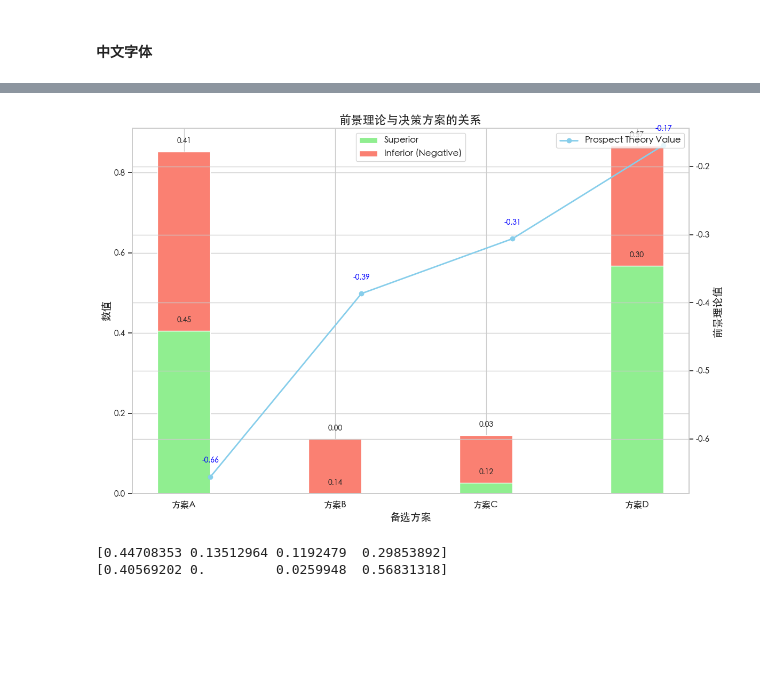
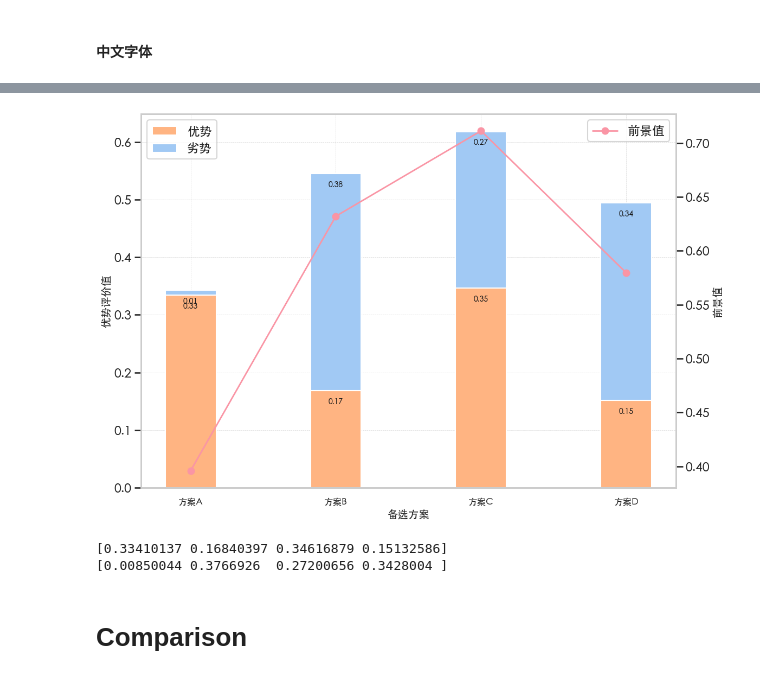
Before and after one commit to JohnHa0/Context_MADM, a Jupyter notebook: initias.ipynb, the cells around one changed output, grey strips where cells are left out. Saved outputs shown, nothing was run; the diff lists cells and outputs as text; code cells hidden in the pictures; blank space fills up the shorter version.

```diff
--- a/initias.ipynb
+++ b/initias.ipynb
@@ -907,18 +909,20 @@ def prune_and_normalize_memberships(memberships, lts_labels, threshold):
     return pruned_results
 
 # 样本数据和设置
-samples = np.array([450, 700, 900, 620])
+samples = np.array([900,700,800,620])
 lts_labels = ['s_-3', 's_-2', 's_-1', 's0', 's1', 's2', 's_3']
+lts_labels = lts_labels[::-1] #经济型指标，需要对lts翻转
+
 std_dev_ratio = 0.3  # Ratio to calculate dynamic std_dev
 #常见的 std_dev_ratio 范围从 0.1 到 1，具体取决于数据的分布和分析需求。
 # •	较小的比例（0.1 - 0.3）：适用于希望扩散效果较细腻，隶属度函数较尖锐的场景，有助于突出数据点之间的差异。
 # •	较大的比例（0.5 - 1）：适用于需要较宽扩散覆盖，隶属度函数较平滑的场景，有助于平滑数据的随机波动，适用于数据点较为稀疏或分布较广的情况。
 sample_std = np.std(samples)
 std_dev = sample_std * std_dev_ratio
-prune_threshold = 0.1  # 隶属度小于此值的将被剔除
+prune_threshold = 0.09  # 隶属度小于此值的将被剔除
 
 # 用户选择
-method_choice = 'average'  # 'average' or 'direct'
+method_choice = 'direct'  # 'average' or 'direct'
 output_filter_zero = True  # True to filter zero memberships, False to show all
 
 # 生成LTS中心点
@@ -1440,5 +1404,7 @@ AttributeError: module 'sys' has no attribute 'setdefaultencoding'
 # %%
 import seaborn as sns
+import matplotlib.patches as mpatches
+import matplotlib.pyplot as plt
 # 设置方案名称
 plans = ['方案A', '方案B', '方案C', '方案D']
 # from matplotlib import font_manager
@@ -1453,60 +1419,66 @@ plans = ['方案A', '方案B', '方案C', '方案D']
 # plt.rcParams['font.family'] = 'Microsoft YaHei'  # 使用 macOS 上的中文字体
 # # matplotlib.rcParams['axes.unicode_minus'] = False  # 解决负号显示问题
 #
 # matplotlib.rcParams['font.sans-serif'] =  ['Microsoft YaHei']
 
 # matplotlib.rcParams['font.serif'] =  ['Heiti TC']
 
 # matplotlib.rcParams['axes.unicode_minus'] = False
 
 # sns.set_theme(font="Arial Unicode MS",style="whitegrid")
 
-sns.set_theme(font="Heiti TC",style="whitegrid")
+sns.set_theme(font="Heiti TC",style="whitegrid",context="talk",palette="pastel")
 # plt.rcParams['font.family']=['Microsoft YaHei']
 
 # plt.rcParams['font.sans-serif'] = ['Arial Unicode MS']
 
 # 创建一个具有两个Y轴的复合图
+# 创建图表
 fig, ax1 = plt.subplots(figsize=(12, 8))
 
-# 绘制 Superior 和 Inferior 的柱状图
+# 设置柱状图
 bar_width = 0.35
 index = np.arange(len(plans))
 
-# 绘制 Superior 和 Inferior 部分的柱状图
-ax1.bar(index, score_SM, bar_width, label="Superior", color="lightgreen")
-ax1.bar(index, score_IM, bar_width, bottom=score_SM, label="Inferior (Negative)", color="salmon")
+# 绘制柱状图
+bars1 = ax1.bar(index, score_SM, bar_width, label="优势", color=sns.color_palette()[1])
+bars2 = ax1.bar(index, score_IM, bar_width, bottom=score_SM, label="劣势", color=sns.color_palette()[0])
 
-# 设置Y轴标签和标题
+# 添加数值注释
+for rect in bars1 + bars2:
+    height = rect.get_height()
+    ax1.text(rect.get_x() + rect.get_width() / 2, rect.get_y() + height - 0.025,
+             f'{height:.2f}', ha='center', va='bottom', fontsize=10, color='#181818')
+
+
+# 设置第一个Y轴
 ax1.set_xlabel("备选方案", fontsize=14)
-ax1.set_ylabel("数值", fontsize=14)
+ax1.set_ylabel("优势评价值", fontsize=14)
 ax1.set_xticks(index)
 ax1.set_xticklabels(plans, fontsize=12)
-ax1.legend(fontsize=12)
 
-# 绘制第二个Y轴，显示Prospect Theory Value的折线图
-ax2 = ax1.twinx()  # 共享x轴
-ax2.plot(index + bar_width / 2, PV, color="skyblue", marker='o', label="Prospect Theory Value", linewidth=2)
-ax2.set_ylabel("前景理论值", fontsize=14)
-ax2.legend(fontsize=12, loc="upper right")
+# 绘制第二个Y轴（折线图）
+ax2 = ax1.twinx()
+ax2.plot(index , PV, color="#FA95A5", marker='o', label="前景值", linewidth=2, linestyle='-')
+ax2.set_ylabel("前景值", fontsize=14)
 
-# 添加数值注释
-for i in range(len(plans)):
-    ax1.text(i, score_SM[i] + score_IM[i] + 0.02, f"{score_SM[i]:.2f}", ha="center", fontsize=10)
-    ax1.text(i, score_SM[i] + 0.02, f"{score_IM[i]:.2f}", ha="center", fontsize=10)
-    ax2.text(i + bar_width / 2, PV[i] + 0.02, f"{PV[i]:.2f}", ha="center", color="blue", fontsize=10)
+# 调整网格线样式
+ax1.grid(True, linestyle='--', linewidth='0.5', color='grey', alpha=0.3)
+ax2.grid(False)  # 可能需要关闭第二个Y轴的网格线
+
+# 设置图例
+ax1.legend(loc="upper left")
+ax2.legend(loc="upper right")
 
 # 设置标题
-plt.title("前景理论与决策方案的关系", fontsize=16)
-
-# 显示图表
-plt.tight_layout()
-plt.show()
+# plt.title("前景理论与决策方案的关系", fontsize=16)
+plt.tight_layout()  # 自动调整子图参数
 # %% [output]
-[figure, old version]
+[figure, new version]
 # %%
+
+print(score_SM)
 print(score_IM)
-print(score_SM)
 # %% [output]
-[0.44708353 0.13512964 0.1192479  0.29853892]
-[0.40569202 0.         0.0259948  0.56831318]
+[0.33410137 0.16840397 0.34616879 0.15132586]
+[0.00850044 0.3766926  0.27200656 0.3428004 ]
@@ -1514,0 +1485,2 @@ PV
+# %% [markdown]
+# Comparison
```
Also changed, not shown: parts of 23 cells of this notebook.
